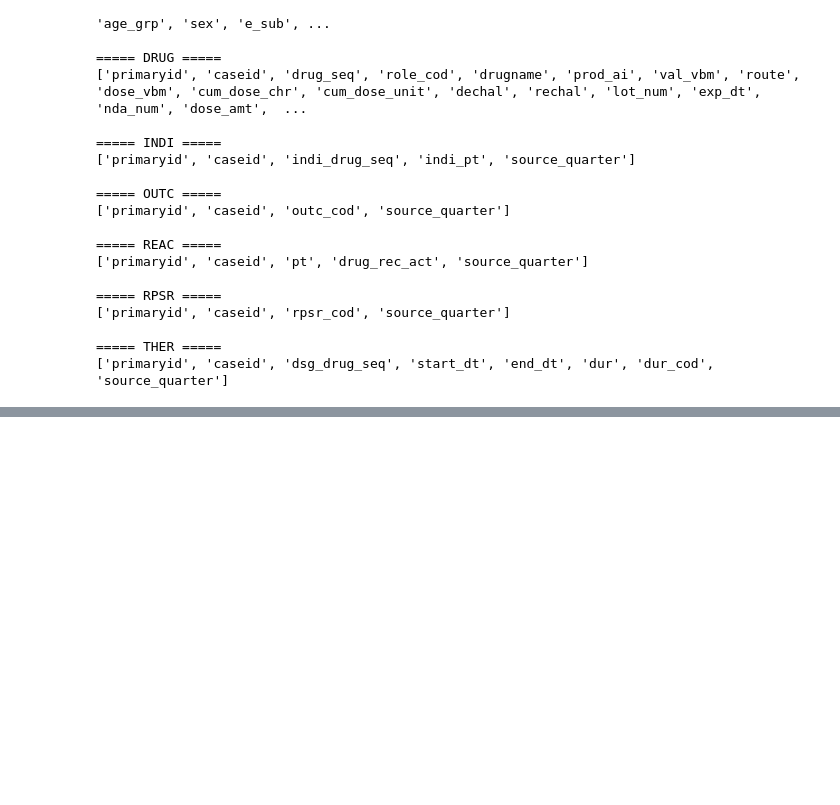
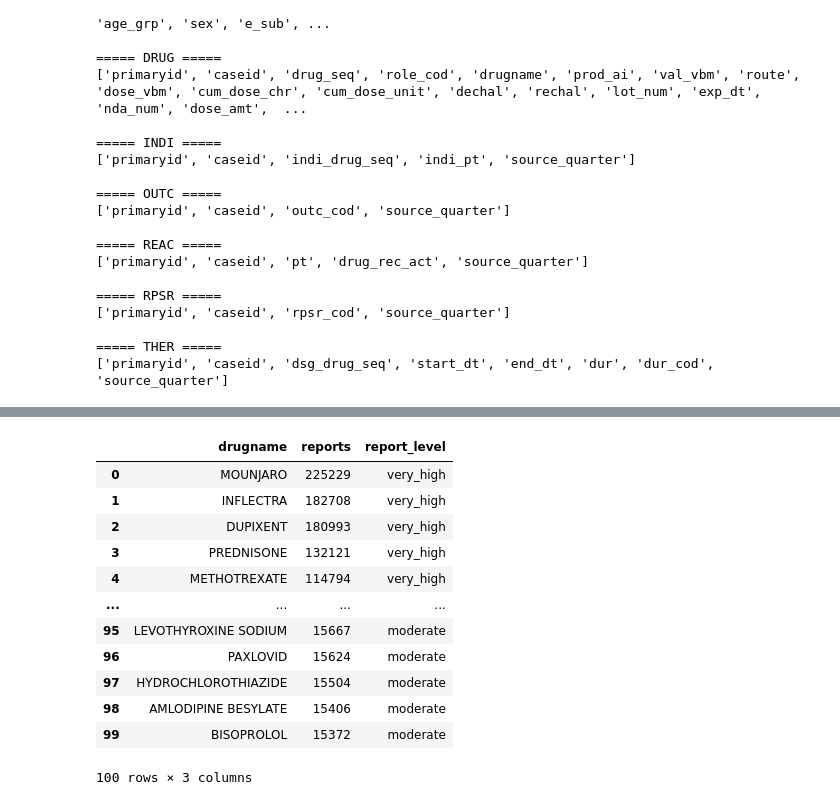
Before and after one commit to PugstaLaney/faers-sql-drug-safety-analysis, a Jupyter notebook: notebooks/explore_faers_schema.ipynb, the cells around one changed output, grey strips where cells are left out. Saved outputs shown, nothing was run; the diff lists cells and outputs as text; code cells hidden in the pictures; blank space fills up the shorter version.

```diff
--- a/notebooks/explore_faers_schema.ipynb
+++ b/notebooks/explore_faers_schema.ipynb
@@ -320,0 +423,43 @@ for table in tables:
+# %%
+import pandas as pd
+#Set project root variables
+from pathlib import Path
+import sqlite3
+import pandas as pd
+
+project_root = Path.cwd().parents[0]
+db_path = project_root / "database" / "faers.db"
+
+conn = sqlite3.connect(db_path)
+# %%
+drug_names = pd.read_sql_query(
+"""
+SELECT drugname,
+       COUNT(*) AS reports,
+       CASE
+        WHEN COUNT(*) > 100000 THEN 'very_high'
+        WHEN COUNT(*) > 50000 THEN 'high'
+        ELSE 'moderate'
+        END AS report_level
+FROM drug
+GROUP BY drugname
+ORDER BY COUNT(*) DESC
+LIMIT 100
+""",
+conn)
+
+drug_names
+# %% [output]
+|  | drugname | reports | report_level |
+| 0 | MOUNJARO | 225229 | very_high |
+| 1 | INFLECTRA | 182708 | very_high |
+| 2 | DUPIXENT | 180993 | very_high |
+| 3 | PREDNISONE | 132121 | very_high |
+| 4 | METHOTREXATE | 114794 | very_high |
+| ... | ... | ... | ... |
+| 95 | LEVOTHYROXINE SODIUM | 15667 | moderate |
+| 96 | PAXLOVID | 15624 | moderate |
+| 97 | HYDROCHLOROTHIAZIDE | 15504 | moderate |
+| 98 | AMLODIPINE BESYLATE | 15406 | moderate |
+| 99 | BISOPROLOL | 15372 | moderate |
+100 rows × 3 columns
```
Also changed, not shown: parts of 17 cells of this notebook, 6 other files.
